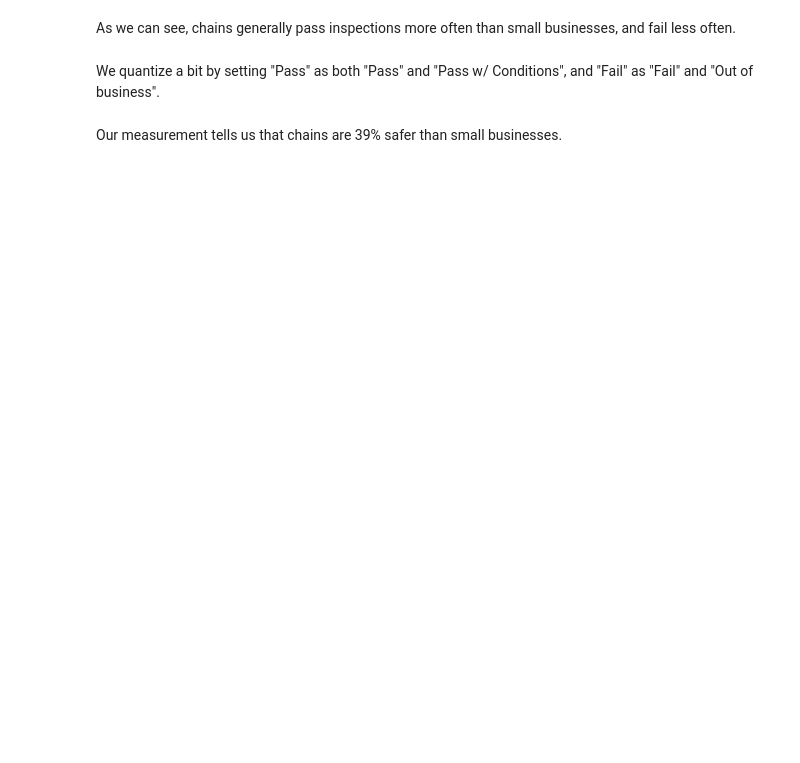
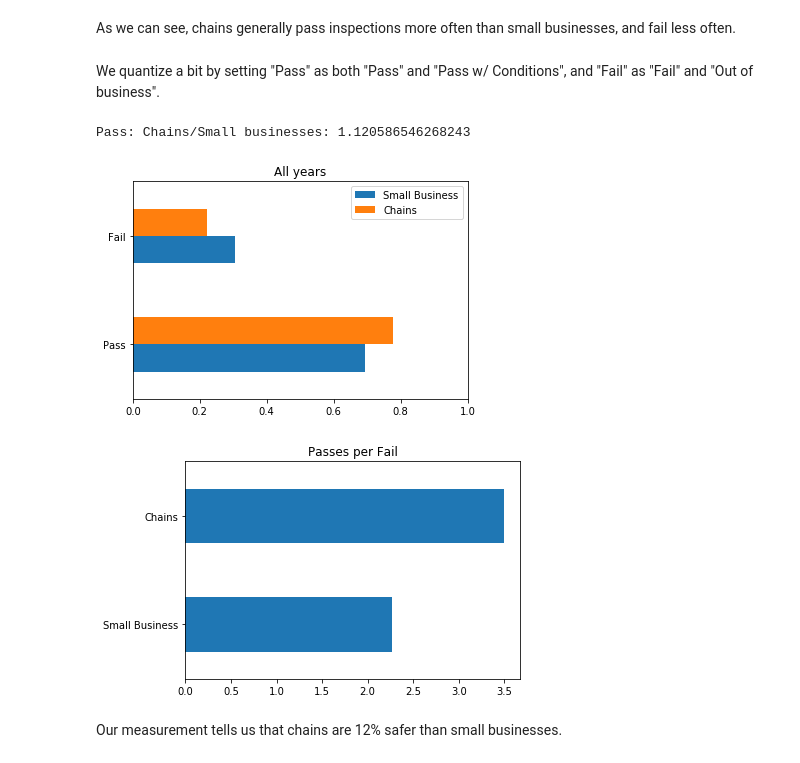
Before and after one commit to pcanas/ada-project-oejp, a Jupyter notebook: proj-notebook-osk.ipynb, the cells around one changed output. Drawn from its saved outputs; the diff is of its cells as text; code cells hidden in the pictures; blank space fills up the shorter version.

```diff
--- a/proj-notebook-osk.ipynb
+++ b/proj-notebook-osk.ipynb
@@ -252,6 +252,3 @@ data[data['Violations'].apply(pd.isnull)].sample(10)
 data['Violations'] = data['Violations'].fillna('No data')
 # %% [markdown]
 # Information about columns
-# %%
-def format_string(s):
-    return re.sub(r'\W+', '', str.lower(s))
@@ -559,0 +501,10 @@ We use the list of US restaurant chains found here: https://en.wikipedia.org/wik
+# %%
+facility_types = data['Facility Type'].apply(str)
+facility_types_unique = facility_types.drop_duplicates().reset_index(drop=True)
+
+valid_facility_strings = ['bakery', 'banquet hall', 'candy', 'caterer', 'coffee', 'daycare', 'donut','gas station', 'golden diner', 'grocery', 'hospital', 'ice cream', 'long term', 'liquor store', 'mobile food', 'restaurant', 'paleteria', 'school', 'shelter', 'tavern', 'social club', 'wholesaler', 'wrigley field rooftop', 'nan']
+print('Valid facility types')
+print(facility_types_unique[facility_types_unique.apply(str.lower).map(lambda x: any([y in x for y in valid_facility_strings]))])
+print('Invalid facility types')
+print(facility_types_unique[facility_types_unique.apply(str.lower).map(lambda x: not any([y in x for y in valid_facility_strings]))])
+# What to do? There are sooo many different facilities.
@@ -559,0 +529,3 @@ We use the list of US restaurant chains found here: https://en.wikipedia.org/wik
+# %%
+def format_string(s):
+    return re.sub(r'[^a-z0-9\s]+', '', str.lower(s))
@@ -559,0 +580,6 @@ We use the list of US restaurant chains found here: https://en.wikipedia.org/wik
+# %%
+restaurant_equiv = ['restaurant', 'bakery', 'banquet hall', 'candy', 'coffee', 'donut', 'golden diner', 'ice cream', 'mobile food', 'nan', 'paleteria', 'tavern']
+facility_type_group2 = group_type_from_string(facility_type_group, restaurant_equiv)
+data['Facility Type Group'] = facility_type_group2
+data = data[data['Facility Type Group'] != 'invalid']
+data
@@ -644,21 +727,24 @@ We quantize a bit by setting "Pass" as both "Pass" and "Pass w/ Conditions", and
 # %%
 dsb_size = len(data_small_business)
 dc_size = len(data_chains)
 results_percentage = pd.DataFrame(columns=['Small Business', 'Chains'])
 results_percentage.loc['Pass'] = results_vs.loc['Pass']+results_vs.loc['Pass w/ Conditions']
 results_percentage.loc['Fail'] = results_vs.loc['Fail']+results_vs.loc['Out of Business']
-results_percentage.loc['Pass'] /= results_percentage.loc['Pass']+results_percentage.loc['Fail']
-results_percentage.loc['Fail'] /= results_percentage.loc['Pass']+results_percentage.loc['Fail']
+results_percentage = results_percentage.div(results_percentage.sum(axis=0), axis=1)
 plt.figure(0)
 ax = plt.gca()
 ax.set_xlim(0,1)
 results_percentage.plot.barh(title='All years', ax=ax)
 plt.figure(1)
 passes_per_fail = results_percentage.loc['Pass']/results_percentage.loc['Fail']
 passes_per_fail.plot.barh(title='Passes per Fail')
-print("Chains/Small businesses: " + str(passes_per_fail.loc['Chains']/passes_per_fail.loc['Small Business']))
+print("Pass: Chains/Small businesses: " + str(results_percentage.loc['Pass']['Chains']/results_percentage.loc['Pass']['Small Business']))
+# %% [output]
+Pass: Chains/Small businesses: 1.120586546268243
+[figure, added]
+[figure, added]
 # %% [markdown]
-Our measurement tells us that chains are 39\% safer than small businesses.
+Our measurement tells us that chains are 12\% safer than small businesses.
 # %%
 middle_lat = data_small_business.Latitude.median()
 middle_lon = data_small_business.Longitude.median()
```
Also changed, not shown: parts of 27 cells of this notebook.
